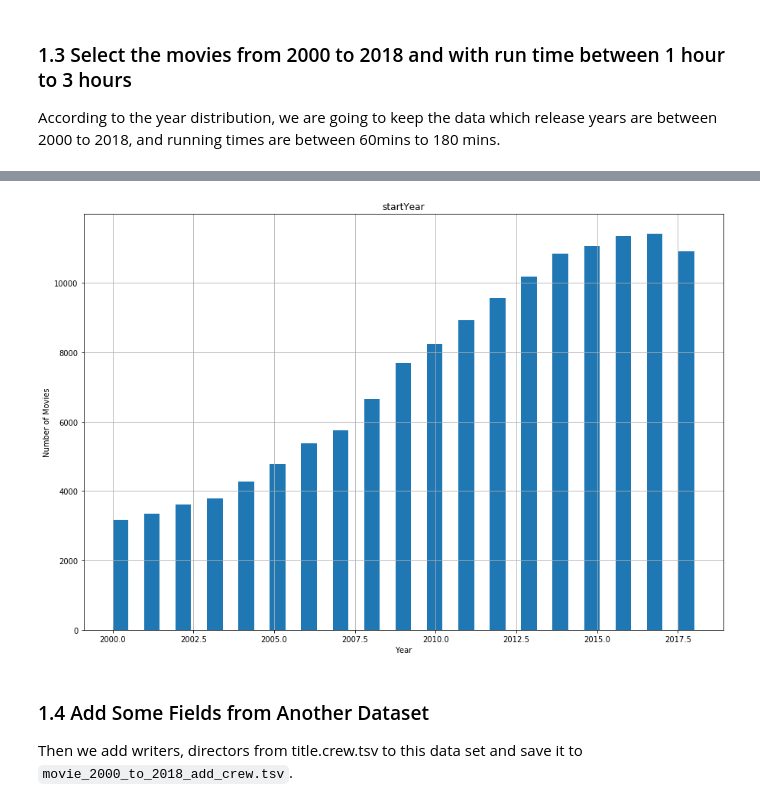
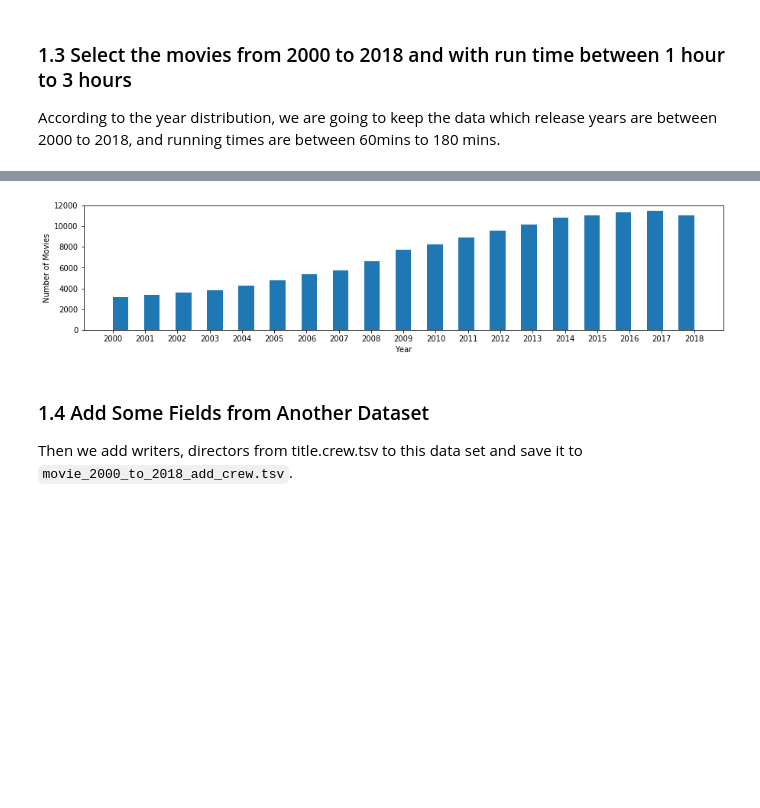
Before and after one commit to pupboss/CE7454-Project-Fall2019, a Jupyter notebook: notebook/data_clean.ipynb, the cells around one changed output, grey strips where cells are left out. Drawn from its saved outputs; the diff is of its cells as text; code cells hidden in the pictures; blank space fills up the shorter version.

Commit message:
update figure

```diff
--- a/notebook/data_clean.ipynb
+++ b/notebook/data_clean.ipynb
@@ -77,12 +77,16 @@ file_movie_list.describe()
 | 75% | 2015.000000 | 102.000000 |
 | max | 2018.000000 | 180.000000 |
 # %%
-file_movie_list.hist(column="startYear",figsize=(15,10),bins=37)
+import numpy as np
+plt.figure(figsize=(15,3))
+year = np.arange(2000,2019)
+plt.hist(file_movie_list["startYear"], bins=37)
+plt.xticks(year)
 plt.xlabel("Year")
 plt.ylabel("Number of Movies")
 plt.show()
 # %% [output]
-[figure, old version]
+[figure, new version]
 # %% [markdown]
 ### 1.4 Add Some Fields from Another Dataset
 
```
Also changed, not shown: parts of 3 cells of this notebook, 1 other file.
